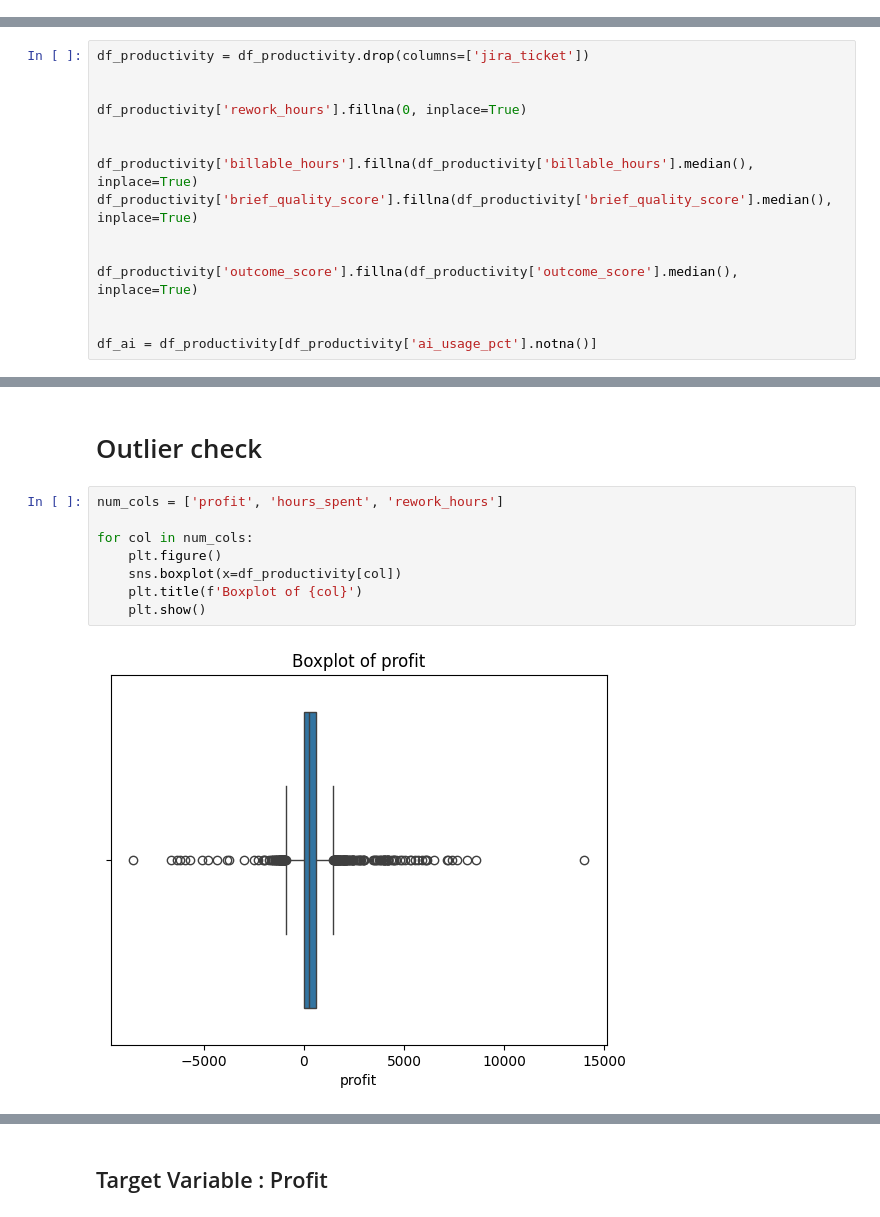
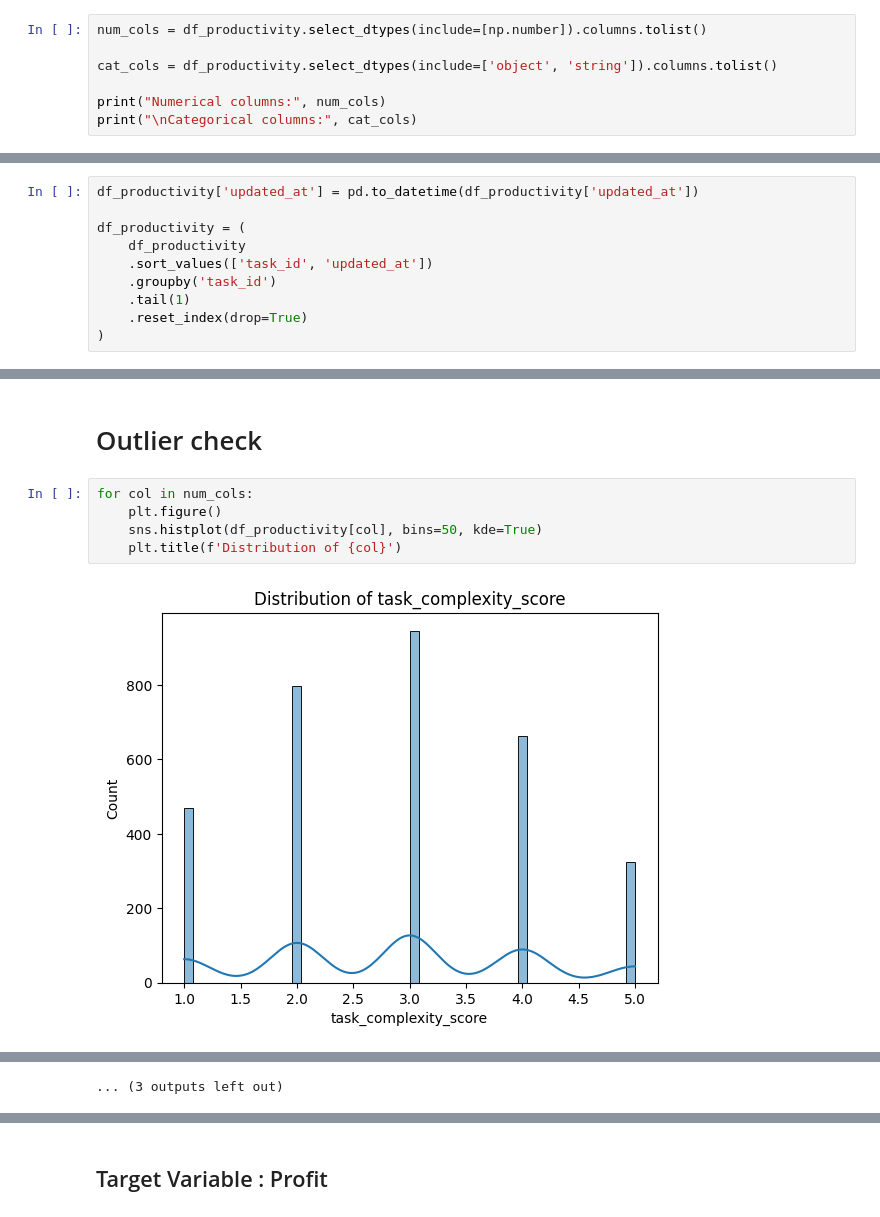
Before and after one commit to andreamammano89-maker/ML_Project_SEA_815441, a Jupyter notebook: main.ipynb, the cells around one changed output, grey strips where cells are left out. Drawn from its saved outputs; the diff is of its cells as text.

```diff
--- a/main.ipynb
+++ b/main.ipynb
@@ -85,0 +68,7 @@ df_productivity.describe()
+# %%
+num_cols = df_productivity.select_dtypes(include=[np.number]).columns.tolist()
+
+cat_cols = df_productivity.select_dtypes(include=['object', 'string']).columns.tolist()
+
+print("Numerical columns:", num_cols)
+print("\nCategorical columns:", cat_cols)
@@ -85,0 +92,10 @@ df_productivity.describe()
+# %%
+df_productivity['updated_at'] = pd.to_datetime(df_productivity['updated_at'])
+
+df_productivity = (
+    df_productivity
+    .sort_values(['task_id', 'updated_at'])
+    .groupby('task_id')
+    .tail(1)
+    .reset_index(drop=True)
+)
@@ -163,17 +320,2 @@ msno.matrix(df_productivity)
 # %% [markdown]
 **taking care of nans**
-# %%
-df_productivity = df_productivity.drop(columns=['jira_ticket'])
-
-
-df_productivity['rework_hours'].fillna(0, inplace=True)
-
-
-df_productivity['billable_hours'].fillna(df_productivity['billable_hours'].median(), inplace=True)
-df_productivity['brief_quality_score'].fillna(df_productivity['brief_quality_score'].median(), inplace=True)
-
-
-df_productivity['outcome_score'].fillna(df_productivity['outcome_score'].median(), inplace=True)
-
-
-df_ai = df_productivity[df_productivity['ai_usage_pct'].notna()]
@@ -205,12 +369,9 @@ Number of duplicate rows: 0
 # %% [markdown]
 # Outlier check
 # %%
-num_cols = ['profit', 'hours_spent', 'rework_hours']
-
 for col in num_cols:
     plt.figure()
-    sns.boxplot(x=df_productivity[col])
-    plt.title(f'Boxplot of {col}')
-    plt.show()
+    sns.histplot(df_productivity[col], bins=50, kde=True)
+    plt.title(f'Distribution of {col}')
 # %% [output]
-[figure, old version]
+[figure, new version]
@@ -218,0 +389 @@ for col in num_cols:
+... (3 outputs left out)
```
Also changed, not shown: parts of 68 cells of this notebook.
